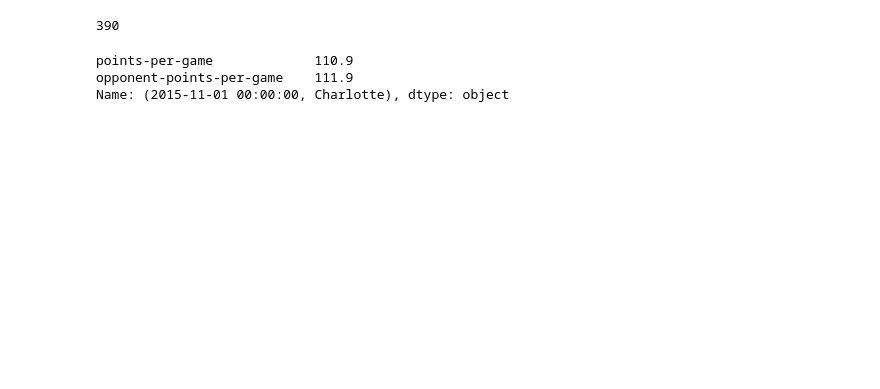
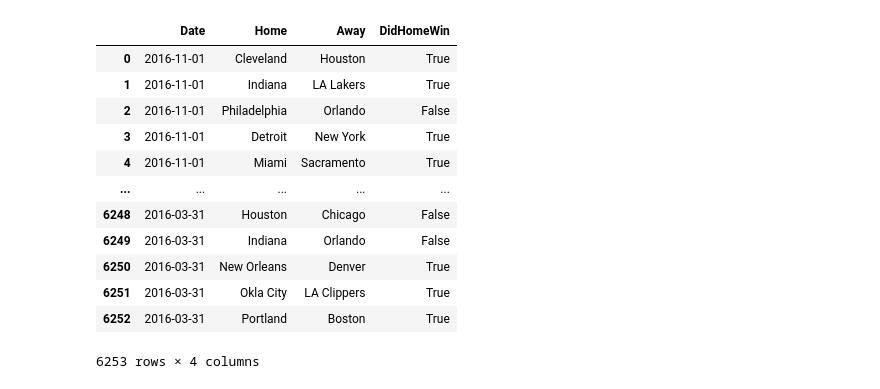
Before and after one commit to elipropp/sports-predictor, a Jupyter notebook: Models/first_model.ipynb, the cells around one changed output. Saved outputs shown, nothing was run; the diff lists cells and outputs as text; code cells hidden in the pictures; blank space fills up the shorter version.

```diff
--- a/Models/first_model.ipynb
+++ b/Models/first_model.ipynb
@@ -78,12 +29,19 @@ this took 16.99 seconds.
-# %%
-games_df.query('Home == "Okla City"').Home.count()
-# %% [output]
-390
-# %%
-data_df.loc[('2015-11-01', 'Charlotte')]
-# %% [output]
-points-per-game             110.9
-opponent-points-per-game    111.9
-Name: (2015-11-01 00:00:00, Charlotte), dtype: object
+# %%
+games_df = pd.read_pickle('games_df_2015-2020.pickle')
+games_df
+# %% [output]
+|  | Date | Home | Away | DidHomeWin |
+| 0 | 2016-11-01 | Cleveland | Houston | True |
+| 1 | 2016-11-01 | Indiana | LA Lakers | True |
+| 2 | 2016-11-01 | Philadelphia | Orlando | False |
+| 3 | 2016-11-01 | Detroit | New York | True |
+| 4 | 2016-11-01 | Miami | Sacramento | True |
+| ... | ... | ... | ... | ... |
+| 6248 | 2016-03-31 | Houston | Chicago | False |
+| 6249 | 2016-03-31 | Indiana | Orlando | False |
+| 6250 | 2016-03-31 | New Orleans | Denver | True |
+| 6251 | 2016-03-31 | Okla City | LA Clippers | True |
+| 6252 | 2016-03-31 | Portland | Boston | True |
+6253 rows × 4 columns
 # %%
 training_data = []
```
Also changed, not shown: parts of 20 cells of this notebook, 9 other files.
